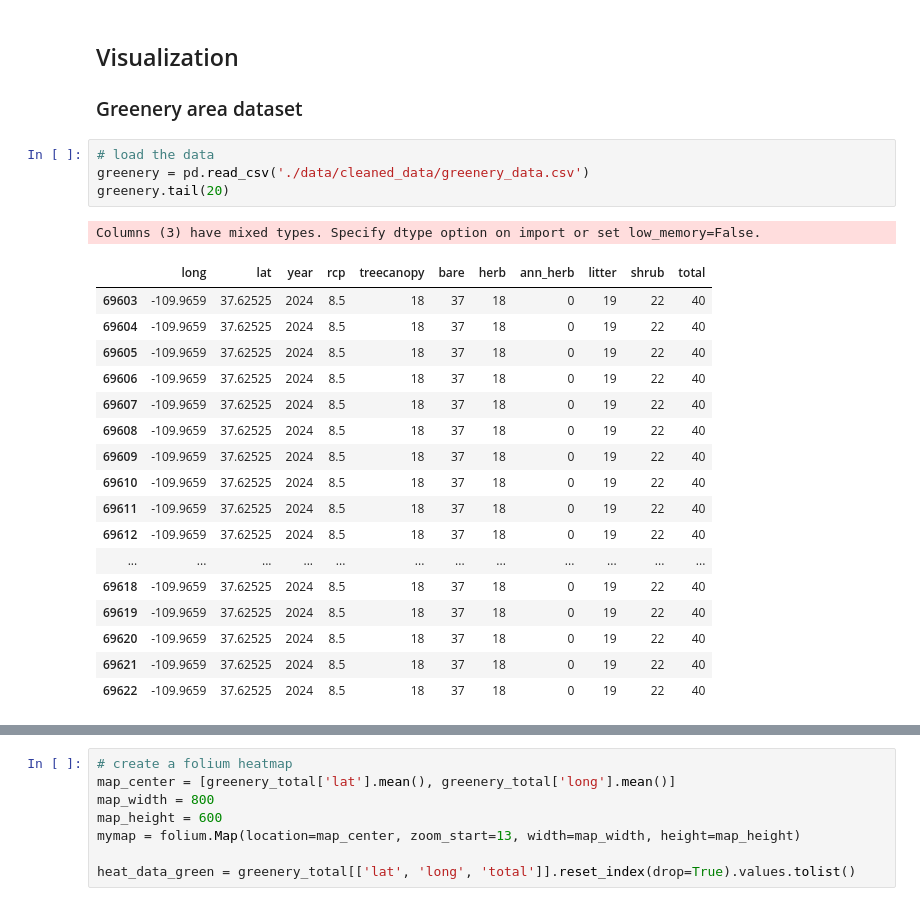
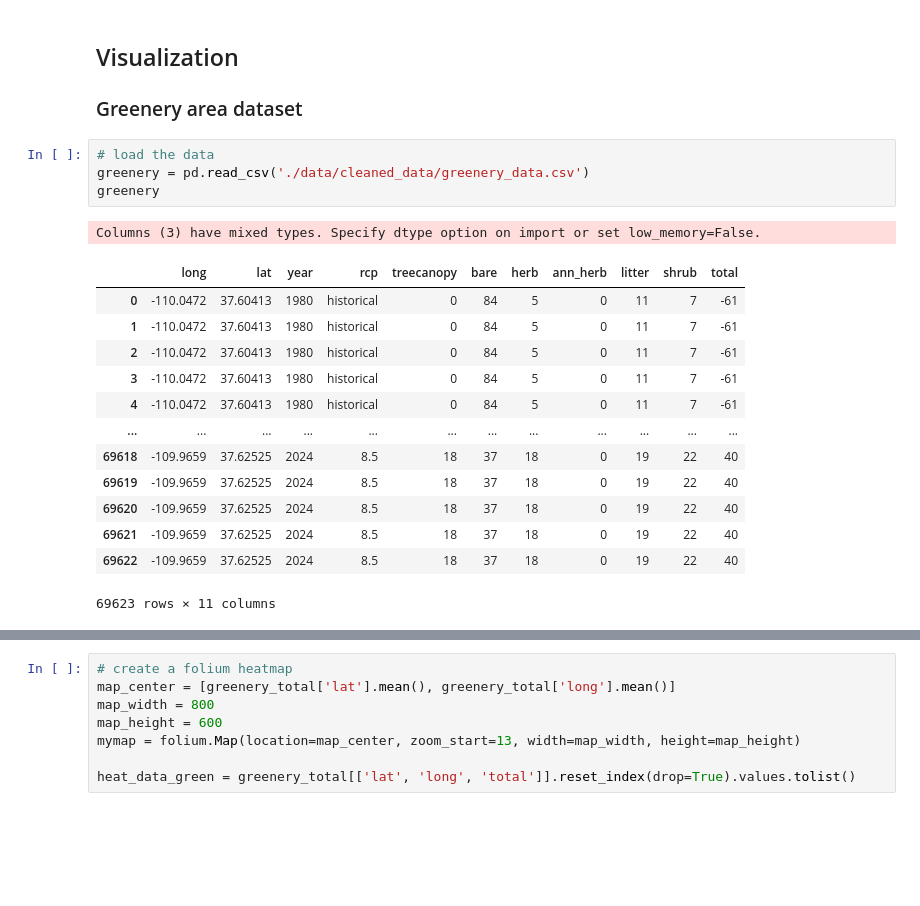
Before and after one commit to hannah-hana-kim/DSAN-Scholarship, a Jupyter notebook: data_cleaning_and_viz.ipynb, the cells around one changed output, grey strips where cells are left out. Cells and saved outputs as stored; diff of their text form; blank space fills up the shorter version.

```diff
--- a/data_cleaning_and_viz.ipynb
+++ b/data_cleaning_and_viz.ipynb
@@ -200,23 +140,19 @@ summer_winter.to_csv('./data/cleaned_data/summer_winter_data.csv', index=False)
 # %%
 # load the data
 greenery = pd.read_csv('./data/cleaned_data/greenery_data.csv')
-greenery.tail(20)
+greenery
 # %% [output]
 Columns (3) have mixed types. Specify dtype option on import or set low_memory=False.
 |  | long | lat | year | rcp | treecanopy | bare | herb | ann_herb | litter | shrub | total |
-| 69603 | -109.9659 | 37.62525 | 2024 | 8.5 | 18 | 37 | 18 | 0 | 19 | 22 | 40 |
-| 69604 | -109.9659 | 37.62525 | 2024 | 8.5 | 18 | 37 | 18 | 0 | 19 | 22 | 40 |
-| 69605 | -109.9659 | 37.62525 | 2024 | 8.5 | 18 | 37 | 18 | 0 | 19 | 22 | 40 |
-| 69606 | -109.9659 | 37.62525 | 2024 | 8.5 | 18 | 37 | 18 | 0 | 19 | 22 | 40 |
-| 69607 | -109.9659 | 37.62525 | 2024 | 8.5 | 18 | 37 | 18 | 0 | 19 | 22 | 40 |
-| 69608 | -109.9659 | 37.62525 | 2024 | 8.5 | 18 | 37 | 18 | 0 | 19 | 22 | 40 |
-| 69609 | -109.9659 | 37.62525 | 2024 | 8.5 | 18 | 37 | 18 | 0 | 19 | 22 | 40 |
-| 69610 | -109.9659 | 37.62525 | 2024 | 8.5 | 18 | 37 | 18 | 0 | 19 | 22 | 40 |
-| 69611 | -109.9659 | 37.62525 | 2024 | 8.5 | 18 | 37 | 18 | 0 | 19 | 22 | 40 |
-| 69612 | -109.9659 | 37.62525 | 2024 | 8.5 | 18 | 37 | 18 | 0 | 19 | 22 | 40 |
+| 0 | -110.0472 | 37.60413 | 1980 | historical | 0 | 84 | 5 | 0 | 11 | 7 | -61 |
+| 1 | -110.0472 | 37.60413 | 1980 | historical | 0 | 84 | 5 | 0 | 11 | 7 | -61 |
+| 2 | -110.0472 | 37.60413 | 1980 | historical | 0 | 84 | 5 | 0 | 11 | 7 | -61 |
+| 3 | -110.0472 | 37.60413 | 1980 | historical | 0 | 84 | 5 | 0 | 11 | 7 | -61 |
+| 4 | -110.0472 | 37.60413 | 1980 | historical | 0 | 84 | 5 | 0 | 11 | 7 | -61 |
 | ... | ... | ... | ... | ... | ... | ... | ... | ... | ... | ... | ... |
 | 69618 | -109.9659 | 37.62525 | 2024 | 8.5 | 18 | 37 | 18 | 0 | 19 | 22 | 40 |
 | 69619 | -109.9659 | 37.62525 | 2024 | 8.5 | 18 | 37 | 18 | 0 | 19 | 22 | 40 |
 | 69620 | -109.9659 | 37.62525 | 2024 | 8.5 | 18 | 37 | 18 | 0 | 19 | 22 | 40 |
 | 69621 | -109.9659 | 37.62525 | 2024 | 8.5 | 18 | 37 | 18 | 0 | 19 | 22 | 40 |
 | 69622 | -109.9659 | 37.62525 | 2024 | 8.5 | 18 | 37 | 18 | 0 | 19 | 22 | 40 |
+69623 rows × 11 columns
```
Also changed, not shown: parts of 30 cells of this notebook, 10 other files.
